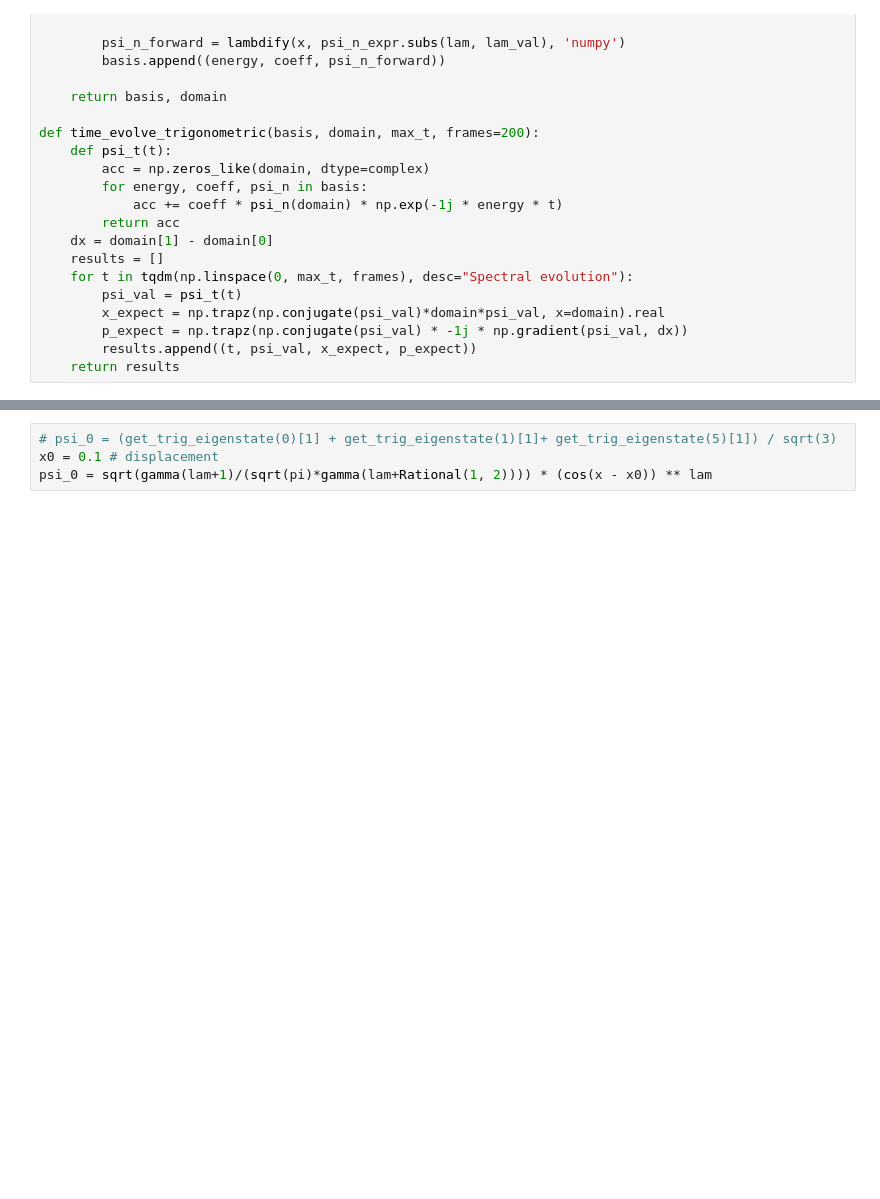
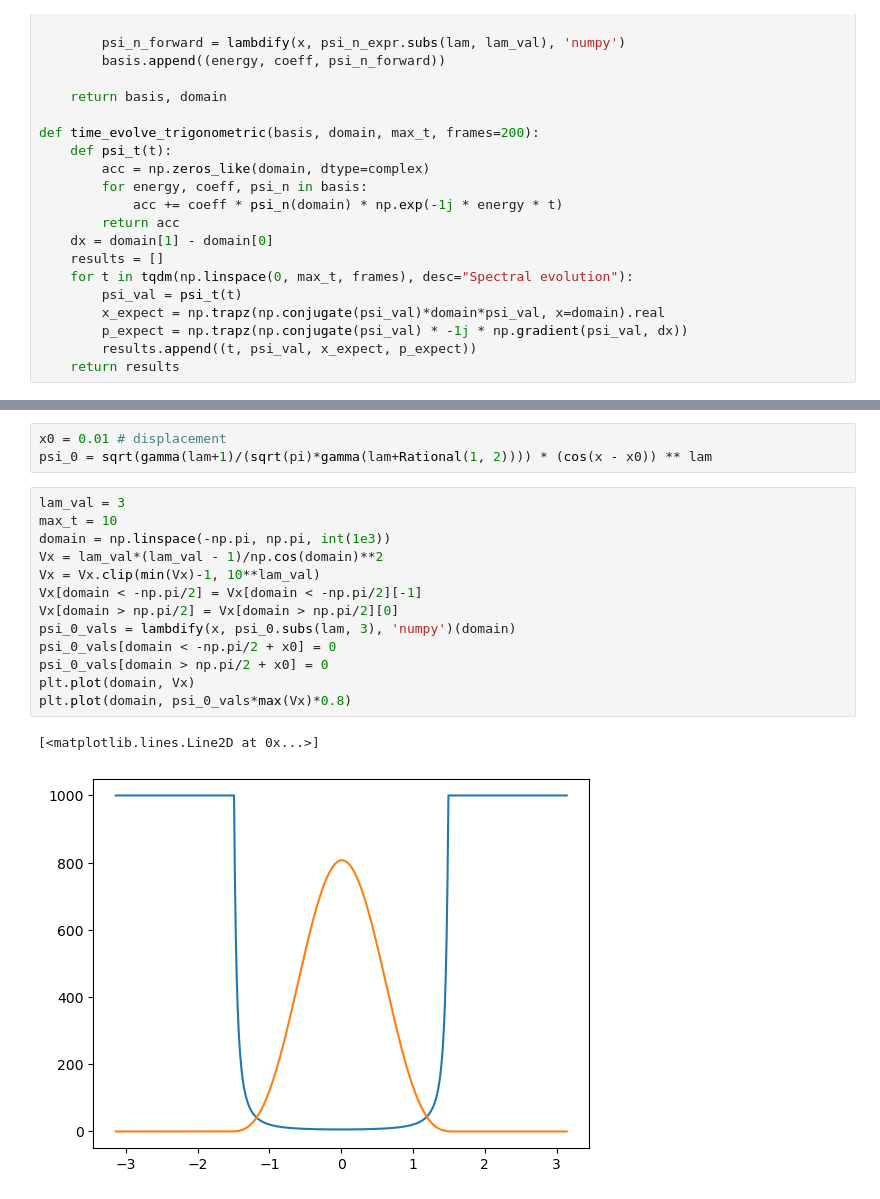
Before and after one commit to tachophobia/QuantumResearch2526, a Jupyter notebook: trig_time_evolution.ipynb, the cells around one changed output, grey strips where cells are left out. Saved outputs shown, nothing was run; the diff lists cells and outputs as text; blank space fills up the shorter version.

```diff
--- a/trig_time_evolution.ipynb
+++ b/trig_time_evolution.ipynb
@@ -260,6 +256,21 @@ def crank_nicolson(domain, psi_0, lam_val, max_t, frames=1000):
 
     return results
 # %%
-# psi_0 = (get_trig_eigenstate(0)[1] + get_trig_eigenstate(1)[1]+ get_trig_eigenstate(5)[1]) / sqrt(3)
-x0 = 0.1 # displacement
+x0 = 0.01 # displacement
 psi_0 = sqrt(gamma(lam+1)/(sqrt(pi)*gamma(lam+Rational(1, 2)))) * (cos(x - x0)) ** lam
+# %%
+lam_val = 3
+max_t = 10
+domain = np.linspace(-np.pi, np.pi, int(1e3))
+Vx = lam_val*(lam_val - 1)/np.cos(domain)**2
+Vx = Vx.clip(min(Vx)-1, 10**lam_val)
+Vx[domain < -np.pi/2] = Vx[domain < -np.pi/2][-1]
+Vx[domain > np.pi/2] = Vx[domain > np.pi/2][0]
+psi_0_vals = lambdify(x, psi_0.subs(lam, 3), 'numpy')(domain)
+psi_0_vals[domain < -np.pi/2 + x0] = 0
+psi_0_vals[domain > np.pi/2 + x0] = 0
+plt.plot(domain, Vx)
+plt.plot(domain, psi_0_vals*max(Vx)*0.8)
+# %% [output]
+[<matplotlib.lines.Line2D at 0x...>]
+[figure, added]
```
Also changed, not shown: parts of 6 cells of this notebook.
